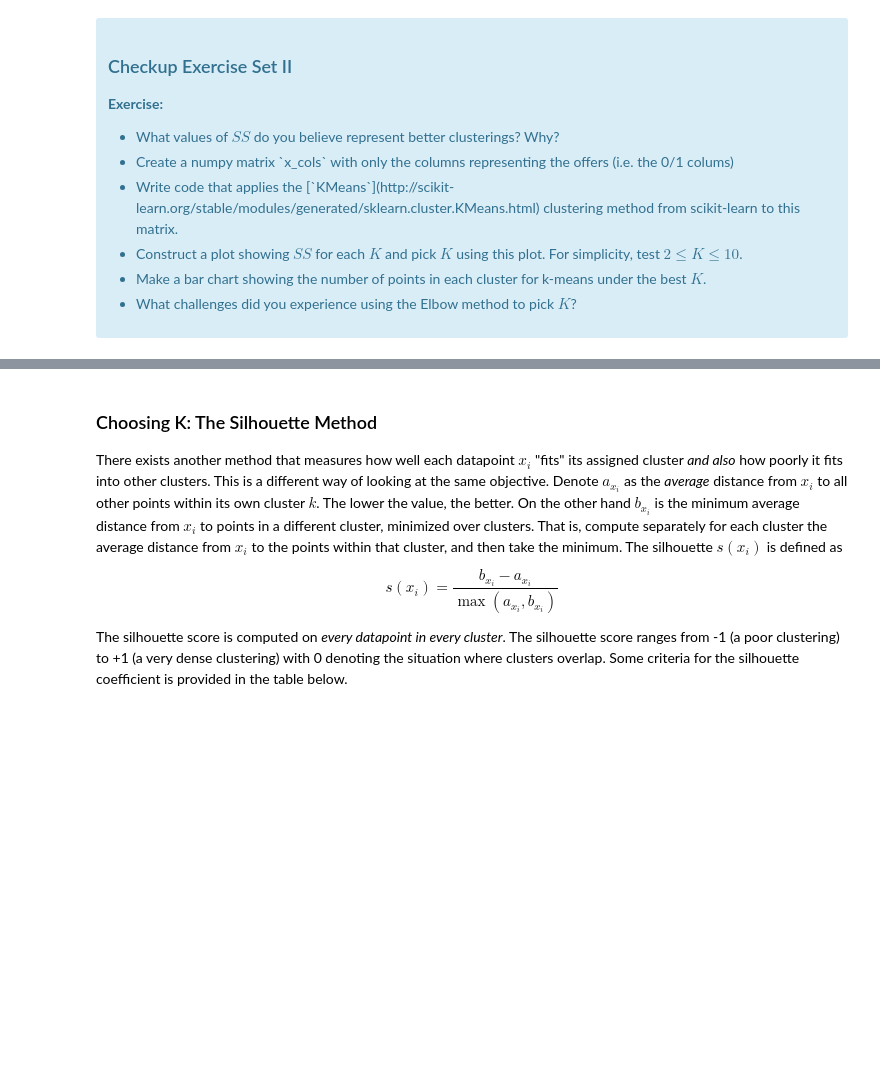
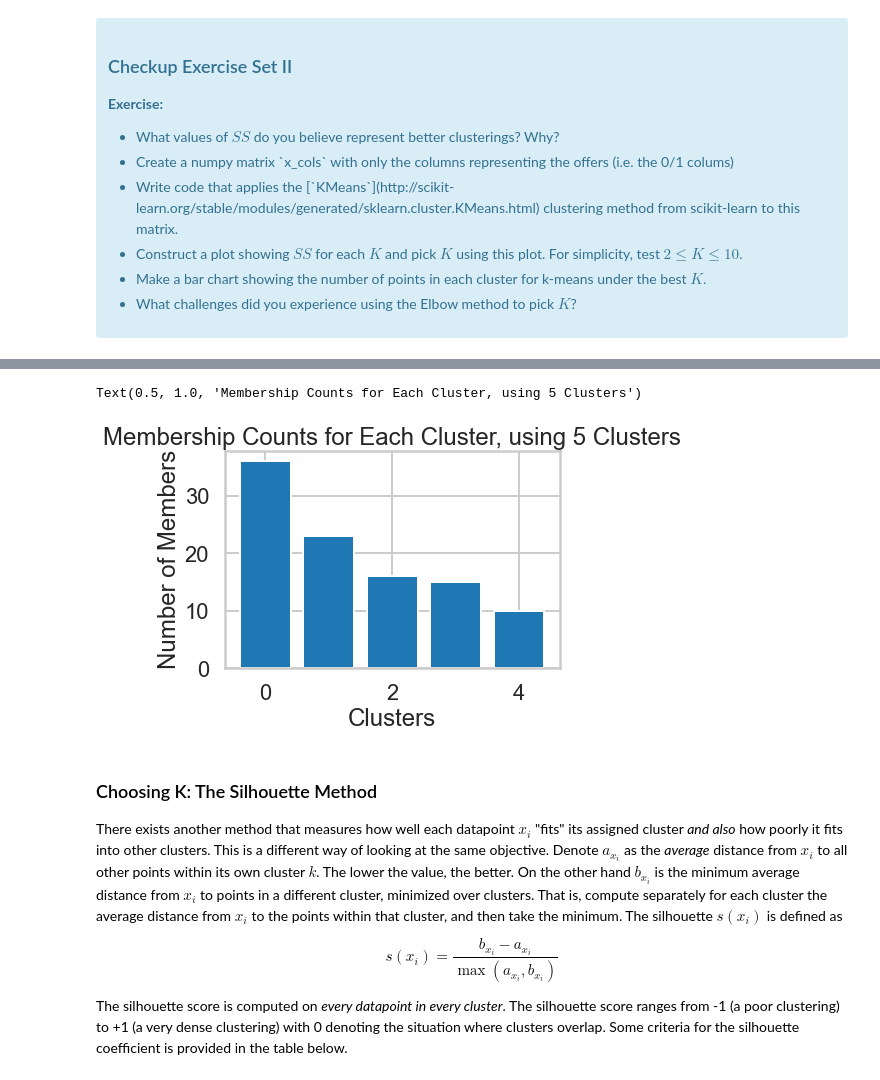
Before and after one commit to MMBazel/Springboard-MLETrack-Student, a Jupyter notebook: mini-projects/Clustering/Mini_Project_Clustering.ipynb, the cells around one changed output, grey strips where cells are left out. Cells and saved outputs as stored; diff of their text form; code cells hidden in the pictures; blank space fills up the shorter version.

```diff
--- a/mini-projects/Clustering/Mini_Project_Clustering.ipynb
+++ b/mini-projects/Clustering/Mini_Project_Clustering.ipynb
@@ -77,3 +165,24 @@ where $x_i$ is a point, $C_k$ represents cluster $k$ and $\mu_k$ is the centroid
+# %%
+# count membership using k = 5
+
+# extract counts of cluster membership
+best_k = 5
+best_k_clusters = KMeans(n_clusters = best_k, random_state = 5)
+customer_offer['cluster'] = best_k_clusters.fit_predict(np.matrix(customer_offer.iloc[:,2:33]))
+
+# transform counts into dataframe for easier graphing
+counts = pd.DataFrame(customer_offer.cluster.value_counts())
+counts.columns = ['count']
+counts['cluster'] = counts.index
+
+# plot the membership each cluster
+plt.bar(list(counts['cluster']),list(counts['count']))
+plt.xlabel('Clusters')
+plt.ylabel('Number of Members')
+plt.title('Membership Counts for Each Cluster, using 5 Clusters')
+# %% [output]
+Text(0.5, 1.0, 'Membership Counts for Each Cluster, using 5 Clusters')
+[figure, added]
 # %% [markdown]
 ### Choosing K: The Silhouette Method
 
```
Also changed, not shown: parts of 26 cells of this notebook, 2 other files.
